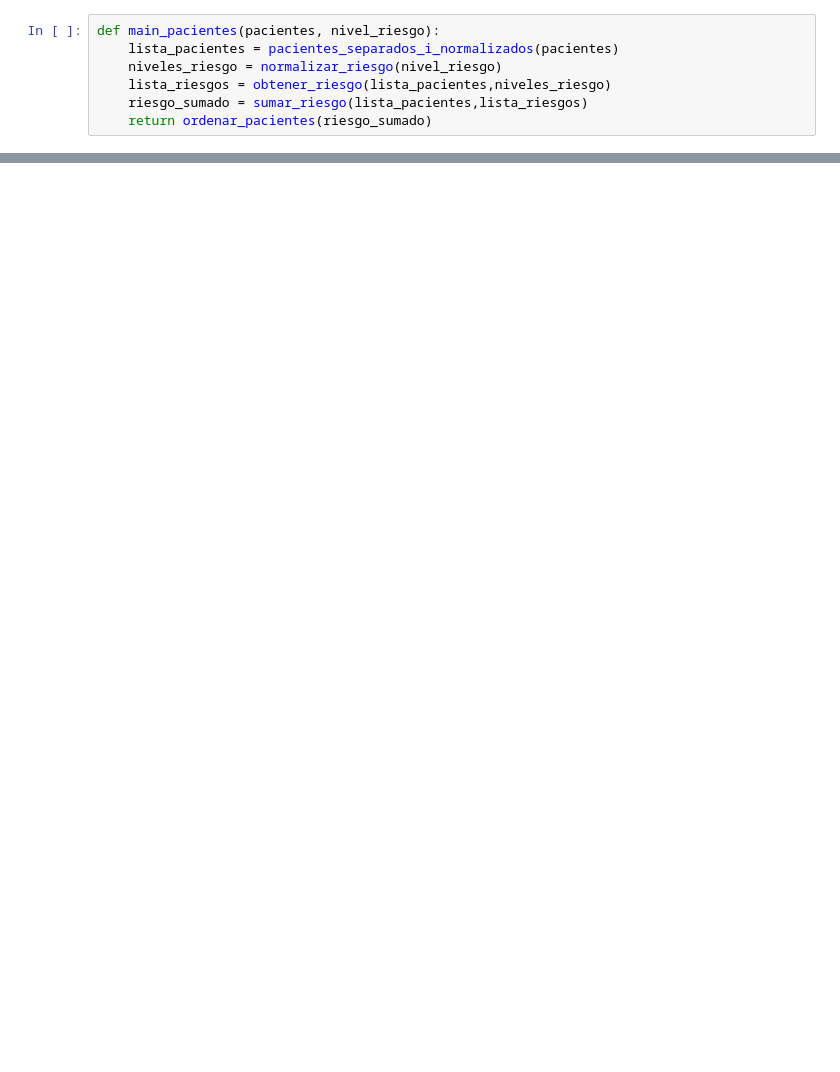
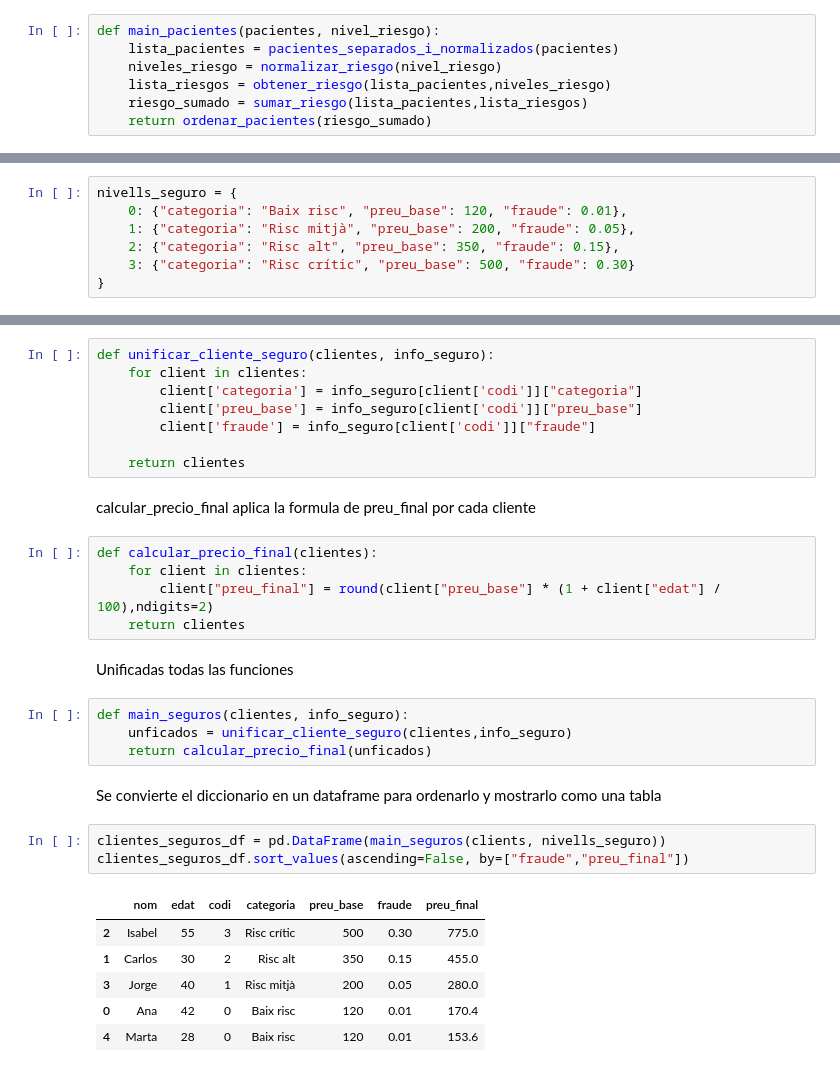
Before and after one commit to noelcarrionmatias/IT_Data, a Jupyter notebook: Especializacion/7_Sprint/codigo_sprint7_noel.ipynb, the cells around one changed output, grey strips where cells are left out. Drawn from its saved outputs; the diff is of its cells as text; blank space fills up the shorter version.

```diff
--- a/Especializacion/7_Sprint/codigo_sprint7_noel.ipynb
+++ b/Especializacion/7_Sprint/codigo_sprint7_noel.ipynb
@@ -478,0 +500,7 @@ main_pacientes(pacients, nivells_risc)
+# %%
+nivells_seguro = {
+    0: {"categoria": "Baix risc", "preu_base": 120, "fraude": 0.01},
+    1: {"categoria": "Risc mitjà", "preu_base": 200, "fraude": 0.05},
+    2: {"categoria": "Risc alt", "preu_base": 350, "fraude": 0.15},
+    3: {"categoria": "Risc crític", "preu_base": 500, "fraude": 0.30}
+}
@@ -478,0 +509,33 @@ main_pacientes(pacients, nivells_risc)
+# %%
+def unificar_cliente_seguro(clientes, info_seguro):
+    for client in clientes:
+        client['categoria'] = info_seguro[client['codi']]["categoria"]
+        client['preu_base'] = info_seguro[client['codi']]["preu_base"]
+        client['fraude'] = info_seguro[client['codi']]["fraude"]
+
+    return clientes
+# %% [markdown]
+calcular_precio_final aplica la formula de preu_final por cada cliente
+# %%
+def calcular_precio_final(clientes):
+    for client in clientes:
+        client["preu_final"] = round(client["preu_base"] * (1 + client["edat"] / 100),ndigits=2)
+    return clientes
+# %% [markdown]
+Unificadas todas las funciones
+# %%
+def main_seguros(clientes, info_seguro):
+    unficados = unificar_cliente_seguro(clientes,info_seguro)
+    return calcular_precio_final(unficados)
+# %% [markdown]
+Se convierte el diccionario en un dataframe para ordenarlo y mostrarlo como una tabla
+# %%
+clientes_seguros_df = pd.DataFrame(main_seguros(clients, nivells_seguro))
+clientes_seguros_df.sort_values(ascending=False, by=["fraude","preu_final"])
+# %% [output]
+|  | nom | edat | codi | categoria | preu_base | fraude | preu_final |
+| 2 | Isabel | 55 | 3 | Risc crític | 500 | 0.30 | 775.0 |
+| 1 | Carlos | 30 | 2 | Risc alt | 350 | 0.15 | 455.0 |
+| 3 | Jorge | 40 | 1 | Risc mitjà | 200 | 0.05 | 280.0 |
+| 0 | Ana | 42 | 0 | Baix risc | 120 | 0.01 | 170.4 |
+| 4 | Marta | 28 | 0 | Baix risc | 120 | 0.01 | 153.6 |
```
Also changed, not shown: parts of 17 cells of this notebook.
